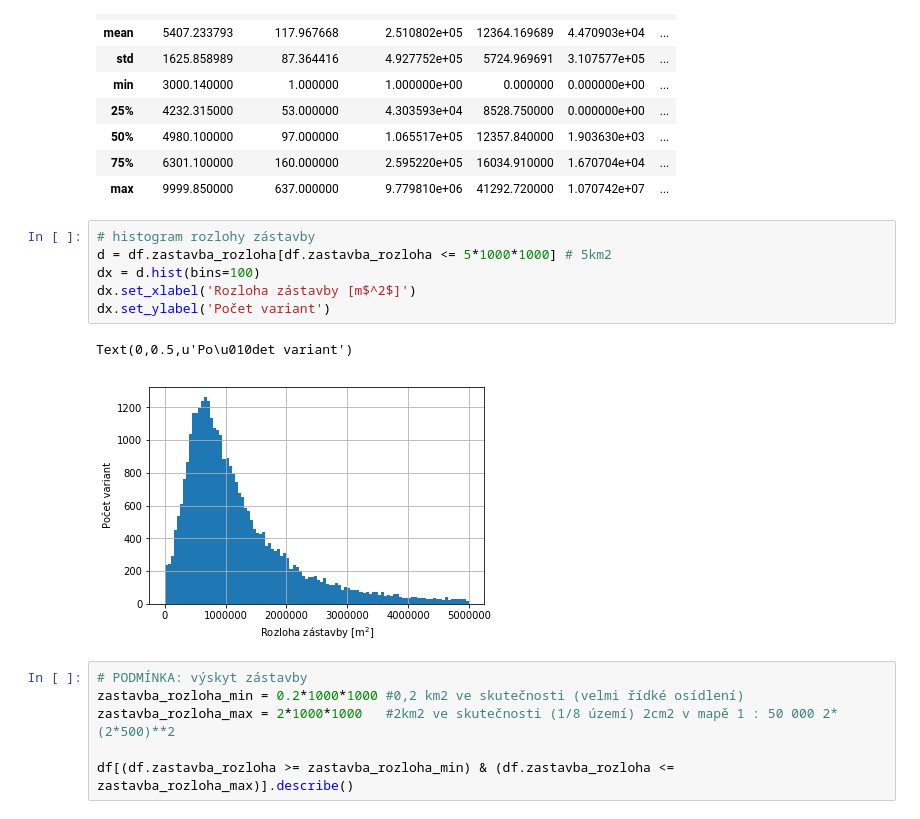
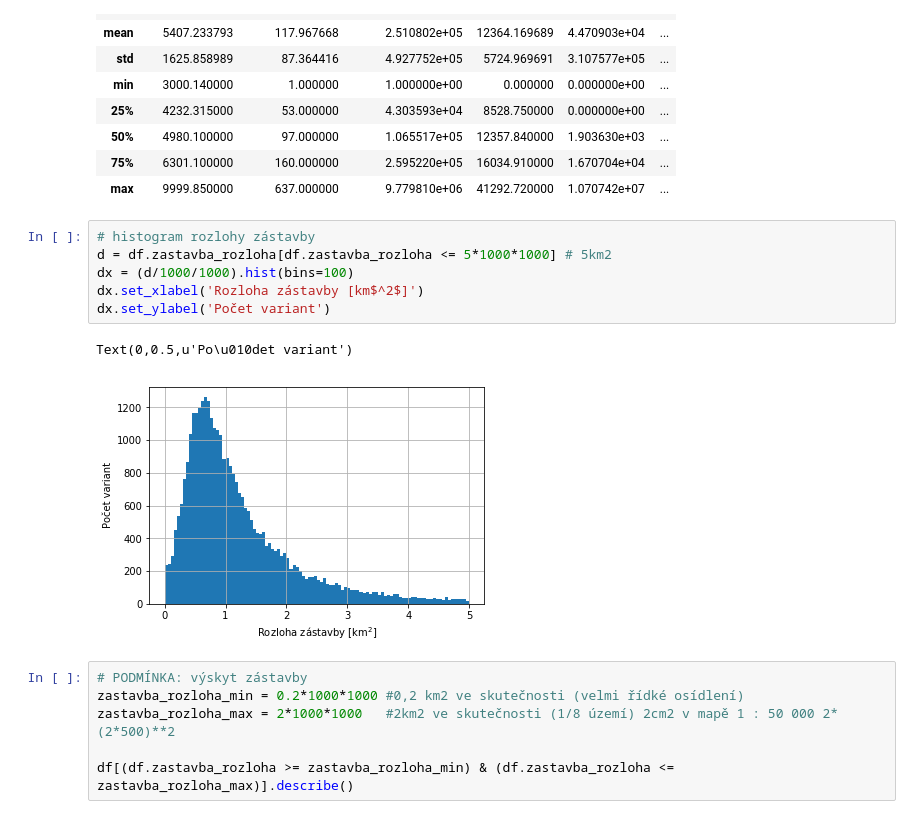
Before and after one commit to fenclova/jupyter-diplomka, a Jupyter notebook: 0_predvyber_analyza_BIG.ipynb, the cells around one changed output. Saved outputs shown, nothing was run; the diff lists cells and outputs as text.

```diff
--- a/0_predvyber_analyza_BIG.ipynb
+++ b/0_predvyber_analyza_BIG.ipynb
@@ -75,12 +79,12 @@ df[(df.zeleznice_delka >= zeleznice_delka_min) & (df.zeleznice_delka <= zeleznic
 # %%
 # histogram rozlohy zástavby
 d = df.zastavba_rozloha[df.zastavba_rozloha <= 5*1000*1000] # 5km2
-dx = d.hist(bins=100)
-dx.set_xlabel('Rozloha zástavby [m$^2$]')
+dx = (d/1000/1000).hist(bins=100)
+dx.set_xlabel('Rozloha zástavby [km$^2$]')
 dx.set_ylabel('Počet variant')
 # %% [output]
 Text(0,0.5,u'Po\u010det variant')
-[figure, old version]
+[figure, new version]
 # %%
 # PODMÍNKA: výskyt zástavby
 zastavba_rozloha_min = 0.2*1000*1000 #0,2 km2 ve skutečnosti (velmi řídké osídlení)
```
Also changed, not shown: parts of 46 cells of this notebook, 7 other files.
